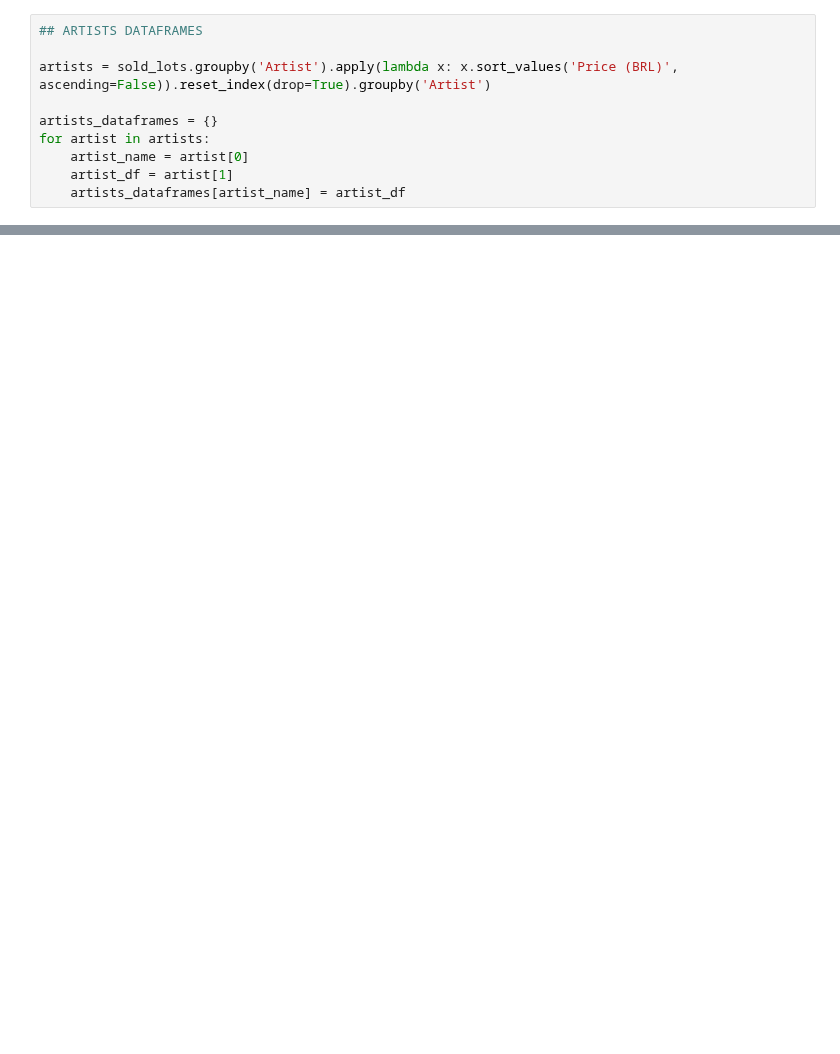
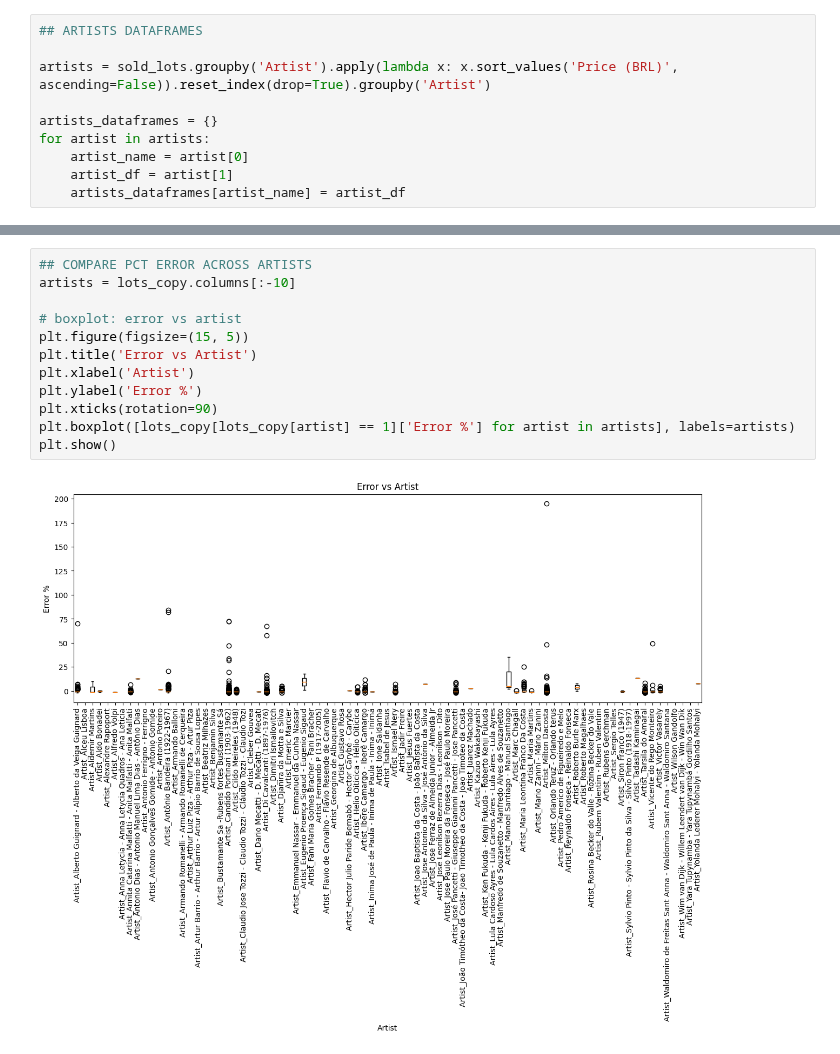
Before and after one commit to cryptogazzetta/Arte, a Jupyter notebook: analysis/catalogo_das_artes.ipynb, the cells around one changed output, grey strips where cells are left out. Drawn from its saved outputs; the diff is of its cells as text; blank space fills up the shorter version.

```diff
--- a/analysis/catalogo_das_artes.ipynb
+++ b/analysis/catalogo_das_artes.ipynb
@@ -193,0 +238,14 @@ plt.show()
+# %%
+## COMPARE PCT ERROR ACROSS ARTISTS
+artists = lots_copy.columns[:-10]
+
+# boxplot: error vs artist
+plt.figure(figsize=(15, 5))
+plt.title('Error vs Artist')
+plt.xlabel('Artist')
+plt.ylabel('Error %')
+plt.xticks(rotation=90)
+plt.boxplot([lots_copy[lots_copy[artist] == 1]['Error %'] for artist in artists], labels=artists)
+plt.show()
+# %% [output]
+[figure, added]
```
Also changed, not shown: parts of 14 cells of this notebook, 8 other files.
